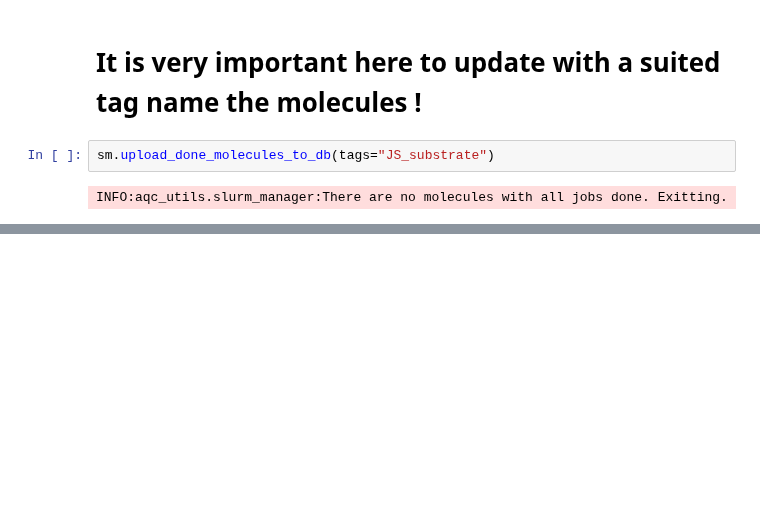
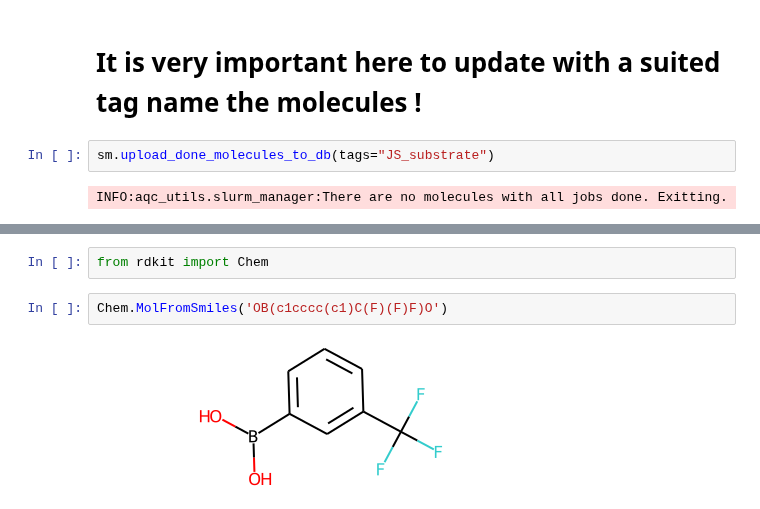
Before and after one commit to truejulosdu13/NiCOlit, a Jupyter notebook: notebooks/4_retrieve_data.ipynb, the cells around one changed output, grey strips where cells are left out. Saved outputs shown, nothing was run; the diff lists cells and outputs as text; blank space fills up the shorter version.

```diff
--- a/notebooks/4_retrieve_data.ipynb
+++ b/notebooks/4_retrieve_data.ipynb
@@ -176,0 +234,6 @@ mv: cannot stat 'C18H18OSi_c01b_conf_0.chk': No such file or directory
+# %%
+from rdkit import Chem
+# %%
+Chem.MolFromSmiles('OB(c1cccc(c1)C(F)(F)F)O')
+# %% [output]
+[figure, added]
```
Also changed, not shown: parts of 5 cells of this notebook, 17 other files.
